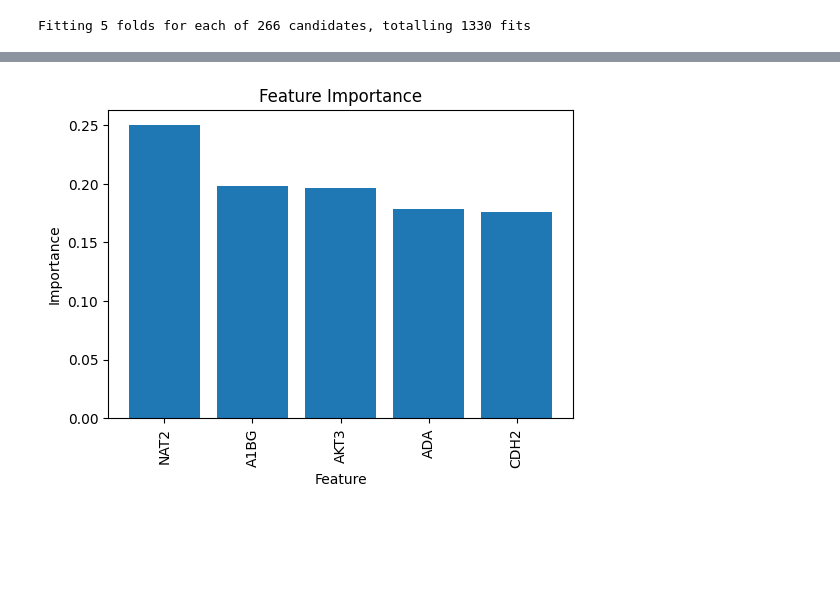
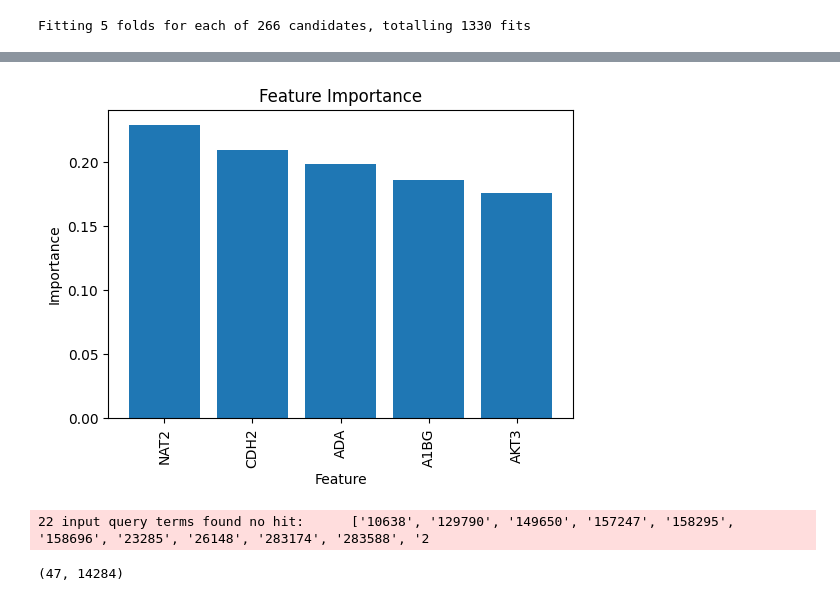
Before and after one commit to MaciejPiernik/ibd, a Jupyter notebook: ibd/notebooks/experiment_playground.ipynb, the cells around one changed output, grey strips where cells are left out. Cells and saved outputs as stored; diff of their text form; code cells hidden in the pictures; blank space fills up the shorter version.

Commit message:
entrez_id to gene conversion in utils; best model picled; results on healthy control patients

```diff
--- a/ibd/notebooks/experiment_playground.ipynb
+++ b/ibd/notebooks/experiment_playground.ipynb
@@ -380,2 +354,0 @@ X = X.drop(['nan'], axis=1)
-# %%
-X.columns = X.columns.astype(str)
@@ -411,0 +355,2 @@ plt.show()
+# %%
+X = entrez_id_to_gene_symbol(X)
@@ -418,7 +365,6 @@ steps = [
 ]
 
 pipeline = Pipeline(steps)
-
 
 variance_threshold__threshold = [0, 0.05]
 scaler__n_bins = [3, 5, 10]
@@ -458,23 +404,23 @@ grid_search = GridSearchCV(estimator=pipeline, param_grid=param_grid, cv=inner_c
 
 y_num = (y == 'Yes').astype(int)
 
-corr_filter = CorrelationFilter(threshold=0.9, cache_file='correlated_pairs.csv')
-X_filtered = corr_filter.fit_transform(X)
+# corr_filter = CorrelationFilter(threshold=0.9, cache_file='correlated_pairs.csv')
+# X_filtered = corr_filter.fit_transform(X)
 
-results = pd.DataFrame(columns=['train_auc', 'test_auc', 'best_model'])
-for train_index, test_index in tqdm(outer_cv.split(X_filtered, y_num), total=outer_cv.get_n_splits(X_filtered, y_num)):
-    X_train, X_test = X_filtered.iloc[train_index], X_filtered.iloc[test_index]
-    y_train, y_test = y_num.iloc[train_index], y_num.iloc[test_index]
+# results = pd.DataFrame(columns=['train_auc', 'test_auc', 'best_model'])
+# for train_index, test_index in tqdm(outer_cv.split(X_filtered, y_num), total=outer_cv.get_n_splits(X_filtered, y_num)):
+#     X_train, X_test = X_filtered.iloc[train_index], X_filtered.iloc[test_index]
+#     y_train, y_test = y_num.iloc[train_index], y_num.iloc[test_index]
 
-    model = grid_search.fit(X_train, y_train)
-    y_prob = model.predict_proba(X_test)
+#     model = grid_search.fit(X_train, y_train)
+#     y_prob = model.predict_proba(X_test)
 
-    auc_roc = roc_auc_score(y_test, y_prob[:, 1])
+#     auc_roc = roc_auc_score(y_test, y_prob[:, 1])
 
-    result = pd.Series({
-        'train_auc': model.best_score_,
-        'test_auc': auc_roc,
-        'best_model': model.best_estimator_
-    })
-    results = pd.concat([results, result.to_frame().T], ignore_index=True)
-    results.to_csv('results.csv', index=False)
+#     result = pd.Series({
+#         'train_auc': model.best_score_,
+#         'test_auc': auc_roc,
+#         'best_model': model.best_estimator_
+#     })
+#     results = pd.concat([results, result.to_frame().T], ignore_index=True)
+#     results.to_csv('../../results/results.csv', index=False)
@@ -495,7 +432,7 @@ sns.violinplot(data=results[['train_auc', 'test_auc']], inner='quartile', cut=0)
 # %% [output]
 [figure]
 # %%
-model = grid_search.fit(X_filtered, y_num)
+model = grid_search.fit(X, y_num)
 # %% [output]
 Fitting 5 folds for each of 266 candidates, totalling 1330 fits
 # %%
@@ -511,13 +448,13 @@ Pipeline(steps=[('variance_threshold', VarianceThreshold(threshold=0.05)),
 # %%
 importances = model.best_estimator_['classifier'].feature_importances_
 indices = np.argsort(importances)[::-1]
 
 plt.figure(figsize=(6, 4))
-plt.bar(X_filtered.columns[indices], importances[indices])
+plt.bar(X.columns[indices], importances[indices])
 plt.xticks(rotation=90)
 plt.xlabel('Feature')
 plt.ylabel('Importance')
 plt.title('Feature Importance')
 plt.show()
 # %% [output]
-[figure, old version]
+[figure, new version]
@@ -523,0 +467,9 @@ plt.show()
+# %%
+ctrl_samples = response[pd.isnull(response)].index
+X_ctrl = ifx_db.loc[ctrl_samples]
+X_ctrl = entrez_id_to_gene_symbol(X_ctrl)
+
+X_ctrl.shape
+# %% [output]
+22 input query terms found no hit:      ['10638', '129790', '149650', '157247', '158295', '158696', '23285', '26148', '283174', '283588', '2
+(47, 14284)
```
Also changed, not shown: parts of 18 cells of this notebook, 2 other files.
